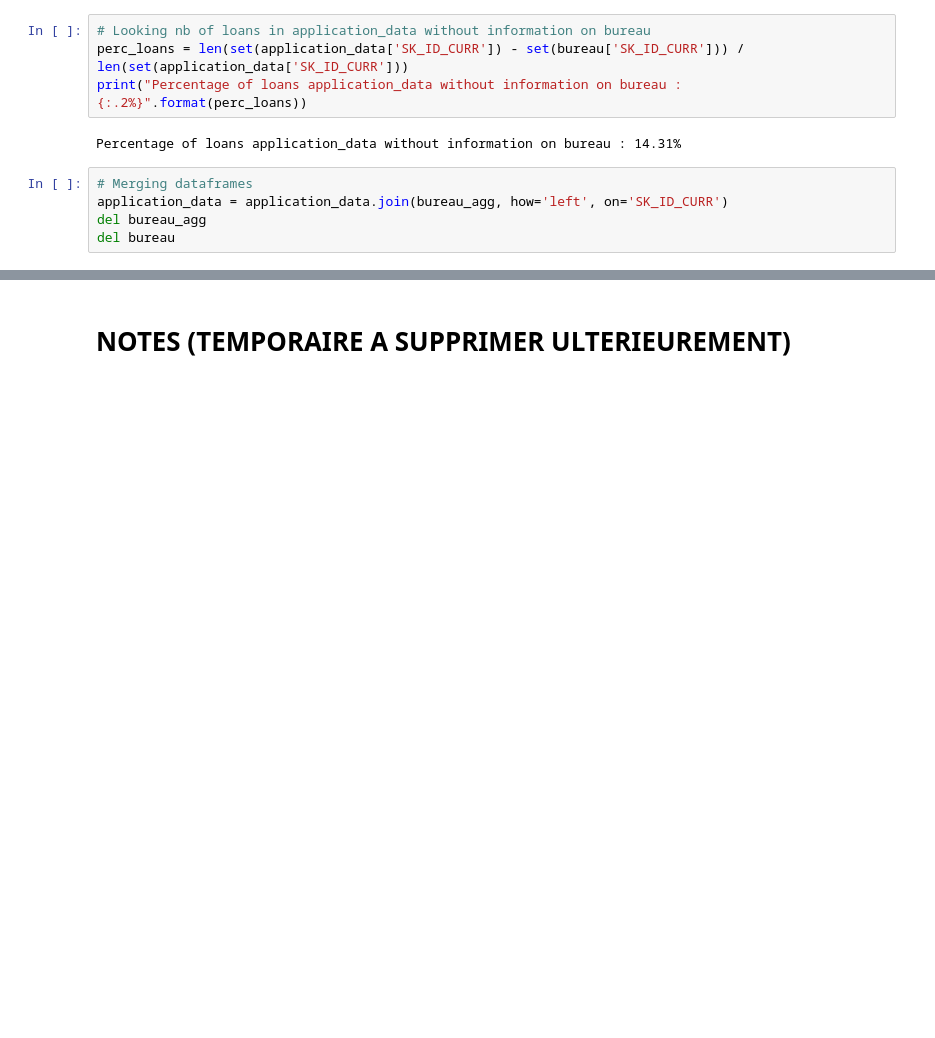
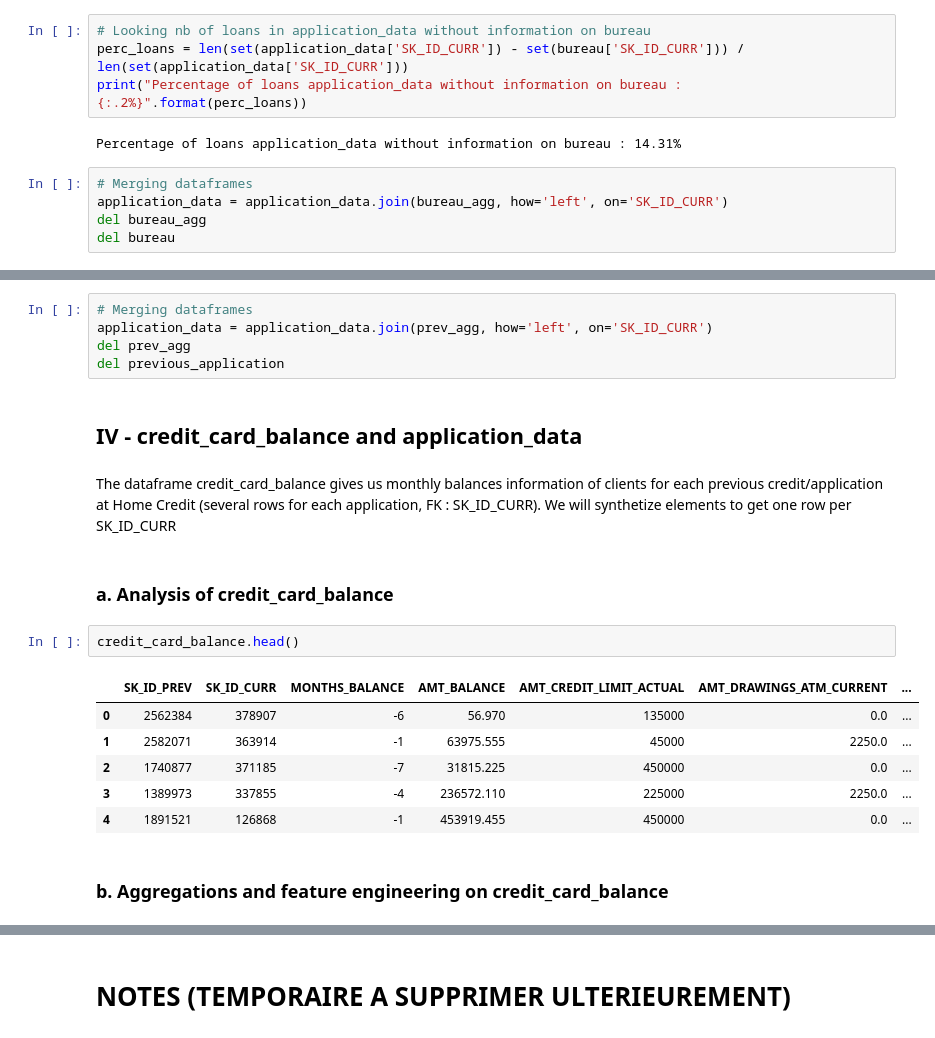
Before and after one commit to RobinPbt/P7-Openclassrooms, a Jupyter notebook: P7_preprocessing.ipynb, the cells around one changed output, grey strips where cells are left out. Saved outputs shown, nothing was run; the diff lists cells and outputs as text; blank space fills up the shorter version.

```diff
--- a/P7_preprocessing.ipynb
+++ b/P7_preprocessing.ipynb
@@ -446,0 +557,22 @@ del bureau
+# %%
+# Merging dataframes
+application_data = application_data.join(prev_agg, how='left', on='SK_ID_CURR')
+del prev_agg
+del previous_application
+# %% [markdown]
+## IV - credit_card_balance and application_data <a class="anchor" id="6-bullet"></a>
+# %% [markdown]
+The dataframe credit_card_balance gives us monthly balances information of clients for each previous credit/application at Home Credit (several rows for each application, FK : SK_ID_CURR). We will synthetize elements to get one row per SK_ID_CURR
+# %% [markdown]
+### a. Analysis of credit_card_balance
+# %%
+credit_card_balance.head()
+# %% [output]
+|  | SK_ID_PREV | SK_ID_CURR | MONTHS_BALANCE | AMT_BALANCE | AMT_CREDIT_LIMIT_ACTUAL | AMT_DRAWINGS_ATM_CURRENT | ... |
+| 0 | 2562384 | 378907 | -6 | 56.970 | 135000 | 0.0 | ... |
+| 1 | 2582071 | 363914 | -1 | 63975.555 | 45000 | 2250.0 | ... |
+| 2 | 1740877 | 371185 | -7 | 31815.225 | 450000 | 0.0 | ... |
+| 3 | 1389973 | 337855 | -4 | 236572.110 | 225000 | 2250.0 | ... |
+| 4 | 1891521 | 126868 | -1 | 453919.455 | 450000 | 0.0 | ... |
+# %% [markdown]
+### b. Aggregations and feature engineering on credit_card_balance
```
Also changed, not shown: parts of 56 cells of this notebook.
